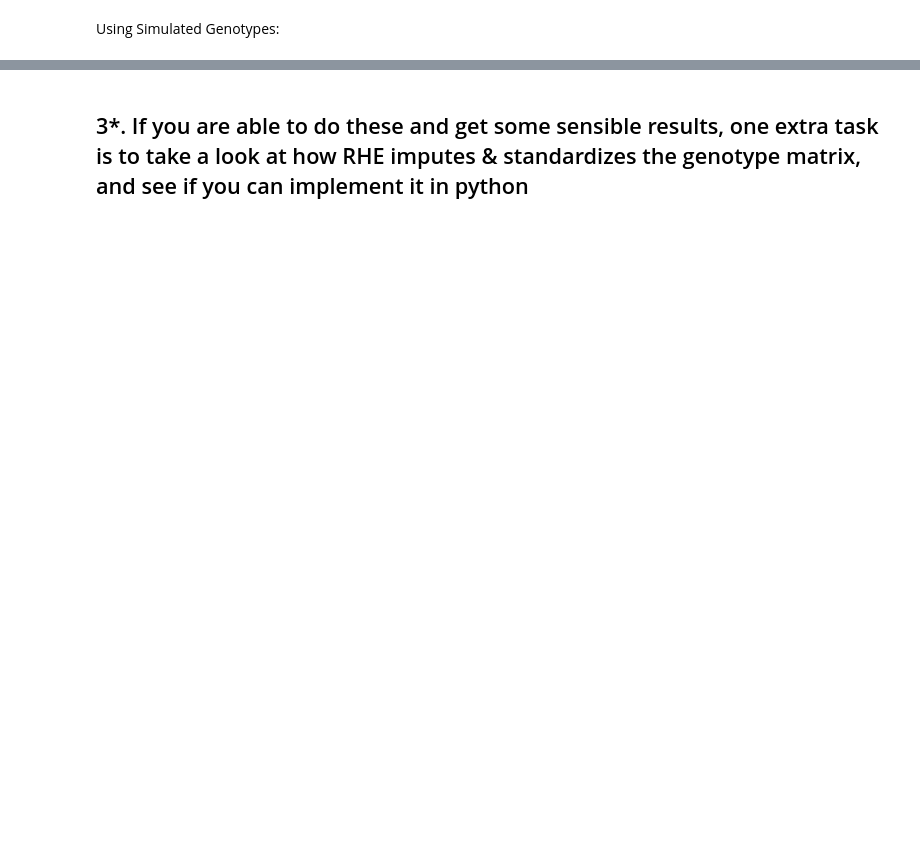
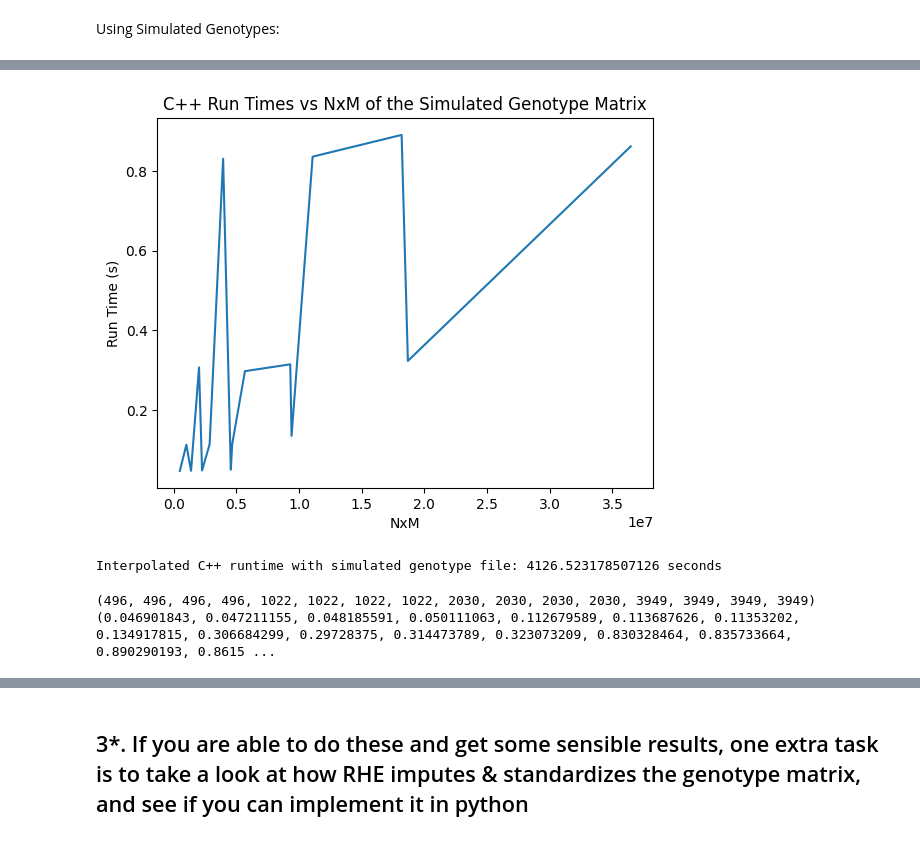
Before and after one commit to sriramlab/PyRHE, a Jupyter notebook: benchmark_naive.ipynb, the cells around one changed output, grey strips where cells are left out. Drawn from its saved outputs; the diff is of its cells as text; code cells hidden in the pictures; blank space fills up the shorter version.

```diff
--- a/benchmark_naive.ipynb
+++ b/benchmark_naive.ipynb
@@ -402,2 +494,10 @@ Using Actual Genotypes:
 # %% [markdown]
 Using Simulated Genotypes:
+# %%
+print(nxm_values_tuples_sim)
+simulated_geno_execution_times = [0.112679589, 0.113687626, 0.113532020, 0.134917815, 0.306684299, 0.297283750, 0.314473789, 0.323073209, 0.830328464, 0.835733664, 0.890290193, 0.861584326, 0.046901843, 0.047211155, 0.048185591, 0.050111063]
+data = list(zip(nxm_values_sim, simulated_geno_execution_times))
+sorted_data = sorted(data, key=lambda x: x[0])
+sorted_nxm_values_sim, sorted_simulated_geno_execution_times = zip(*sorted_data)
+print(sorted_nxm_values_sim)
+print(sorted_simulated_geno_execution_times)
@@ -403,0 +508,25 @@ Using Simulated Genotypes:
+# %%
+plt.plot(sorted_nxm_values_sim, sorted_simulated_geno_execution_times)
+plt.xlabel('NxM')
+plt.ylabel('Run Time (s)')
+plt.title('C++ Run Times vs NxM of the Simulated Genotype Matrix')
+plt.show()
+# %% [output]
+[figure, added]
+# %%
+# interpolate
+c_interp_func = interp1d(sorted_nxm_values_sim, sorted_simulated_geno_execution_times, fill_value='extrapolate')
+c_interpolated = c_interp_func(ukbb_N * ukbb_M)
+
+print(f"Interpolated C++ runtime with simulated genotype file: {c_interpolated} seconds")
+# %% [output]
+Interpolated C++ runtime with simulated genotype file: 4126.523178507126 seconds
+# %%
+data = list(zip(n_values_sim, simulated_geno_execution_times))
+sorted_data = sorted(data, key=lambda x: x[0])
+sorted_n_values_sim, sorted_simulated_geno_execution_times = zip(*sorted_data)
+print(sorted_n_values_sim)
+print(sorted_simulated_geno_execution_times)
+# %% [output]
+(496, 496, 496, 496, 1022, 1022, 1022, 1022, 2030, 2030, 2030, 2030, 3949, 3949, 3949, 3949)
+(0.046901843, 0.047211155, 0.048185591, 0.050111063, 0.112679589, 0.113687626, 0.11353202, 0.134917815, 0.306684299, 0.29728375, 0.314473789, 0.323073209, 0.830328464, 0.835733664, 0.890290193, 0.8615 ...
```
Also changed, not shown: parts of 18 cells of this notebook, 1 other file.
